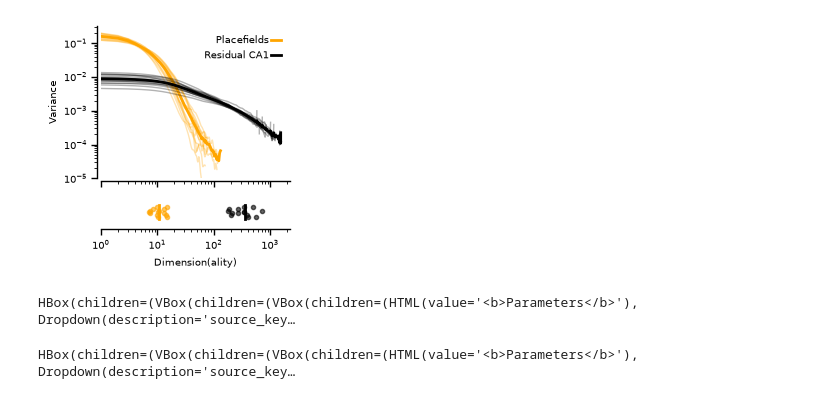
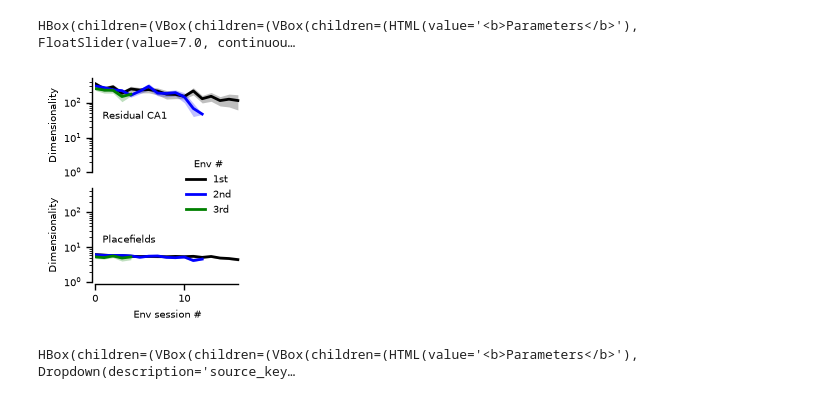
Before and after one commit to landoskape/vrAnalysis, a Jupyter notebook: dimensionality_manuscript/dim_spectra_figures_refactor.ipynb, the cells around one changed output. Drawn from its saved outputs; the diff is of its cells as text; code cells hidden in the pictures.

```diff
--- a/dimensionality_manuscript/dim_spectra_figures_refactor.ipynb
+++ b/dimensionality_manuscript/dim_spectra_figures_refactor.ipynb
@@ -42,7 +42,6 @@ results_subspace = ResultsAggregator(cfg_subspace, store, sessions)
 # %%
 from dimensionality_manuscript.figure_scripts.figure4 import SpectrumFigureViewer
 
-show_viewer = False
 viewer = SpectrumFigureViewer(
     results,
     results_cvpca=results_cvpca,
@@ -60,10 +59,18 @@ viewer = SpectrumFigureViewer(
     normalize=True,
     pr_pre_smooth=True,
     clip_negative=True,
-    figsize=(2.5, 2.5),
+    figsize=(2.7, 2.5),
     fontsize=7,
+    annotation_x=0.4,
+    annotation_definition_x_offset=0.04,
+    legend_options=dict(
+        loc="lower left",
+        markerfirst=True,
+        handletextpad=0.5,
+    ),
 )
 
+show_viewer = True
 if show_viewer:
     viewer.show()
 else:
@@ -74,7 +81,7 @@ else:
     if save:
         save_figure(fig, figure_path / "main_spectra_curves")
 # %% [output]
-[figure, removed]
+HBox(children=(VBox(children=(VBox(children=(HTML(value='<b>Parameters</b>'), FloatSlider(value=7.0, continuou…
 # %%
 from dimensionality_manuscript.figure_scripts.figure4 import DimensionalityFamiliarityViewer, AdaptiveAlphaConfig
 
@@ -101,41 +108,44 @@ viewer = DimensionalityFamiliarityViewer(
     full_key = "SVCA_RES",
     full_scope = "full1",
     plot_mode="by_env",
+    by_env_layout="col",
     clip_negative=True,
     pr_pre_smooth=True,
     metric="participation_ratio",
     k_method="hardcode",
     k_value=20,
     log_y=True,
     ylim_start_at_one=True,
     sharey=True,
     source_cfg=source_cfg,
     full_cfg=full_cfg,
     activity_parameters_name="std",
     smooth_widths=(5.0, None),
     reliability_fraction_active_thresholds=(None, None),
     include_iti=False,
-    pf_text_y=0.08,
-    ff_text_y=0.08,
-    figsize=(4.5, 2.0),
+    pf_text_y=0.45,
+    ff_text_y=0.60,
+    figsize=(2.0, 2.5),
+    legend_panel="bottom",
+    legend_anchor_y=0.4,
     legend_options=dict(
-        loc="upper left",
+        loc="upper right",
     ),
     fontsize=7,
 )
 
-show_viewer = True
+show_viewer = False
 if show_viewer:
     viewer.show()
 else:
     fig = viewer.plot(viewer.state)
     plt.show()
 
     save = True
     if save:
         save_figure(fig, figure_path / "dimensionality_by_session")
 # %% [output]
-HBox(children=(VBox(children=(VBox(children=(HTML(value='<b>Parameters</b>'), Dropdown(description='source_key…
+[figure, added]
 # %%
 from dimensionality_manuscript.figure_scripts.figure4 import SpectrumCurvesByFamiliarityViewer
 
```
Also changed, not shown: 3 other files.
